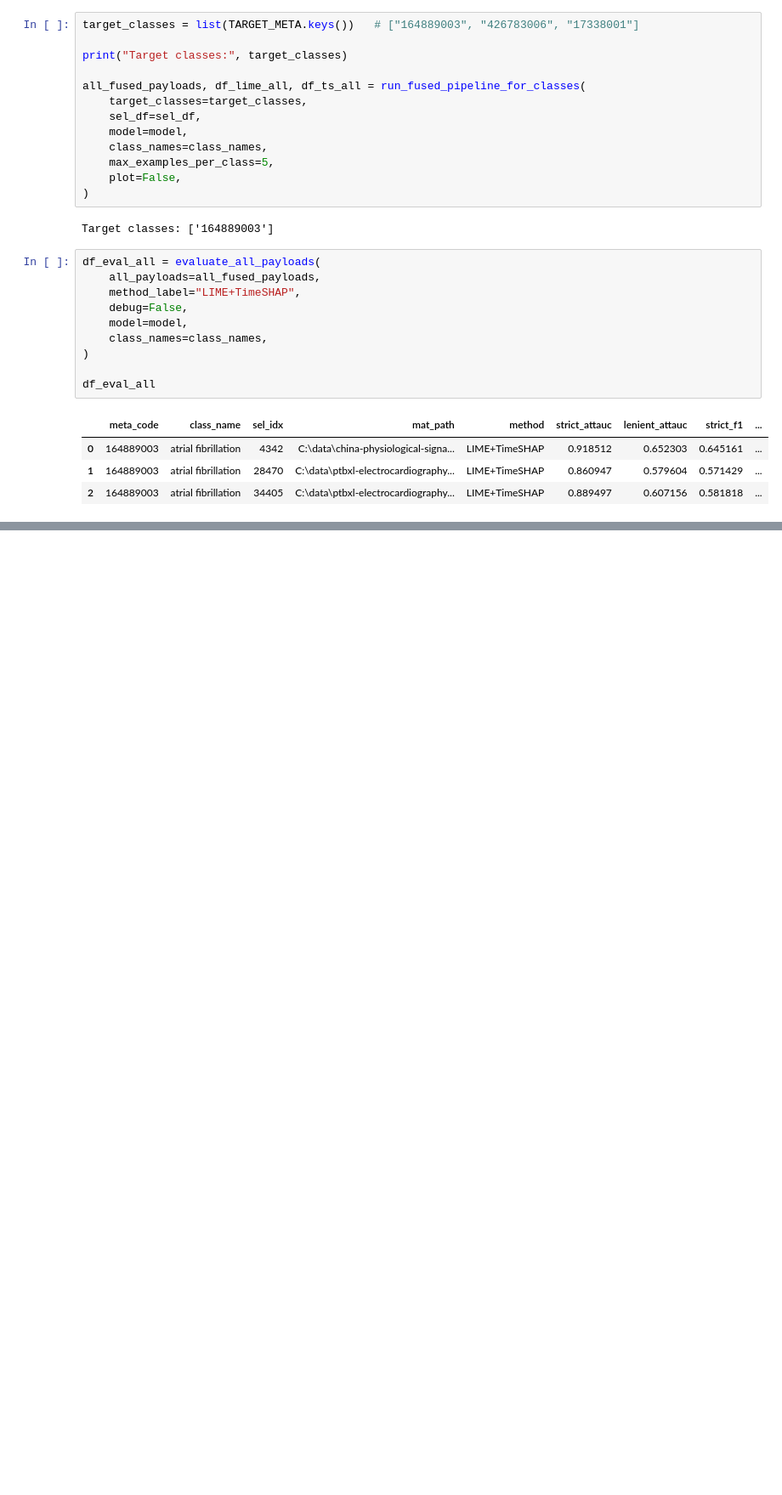
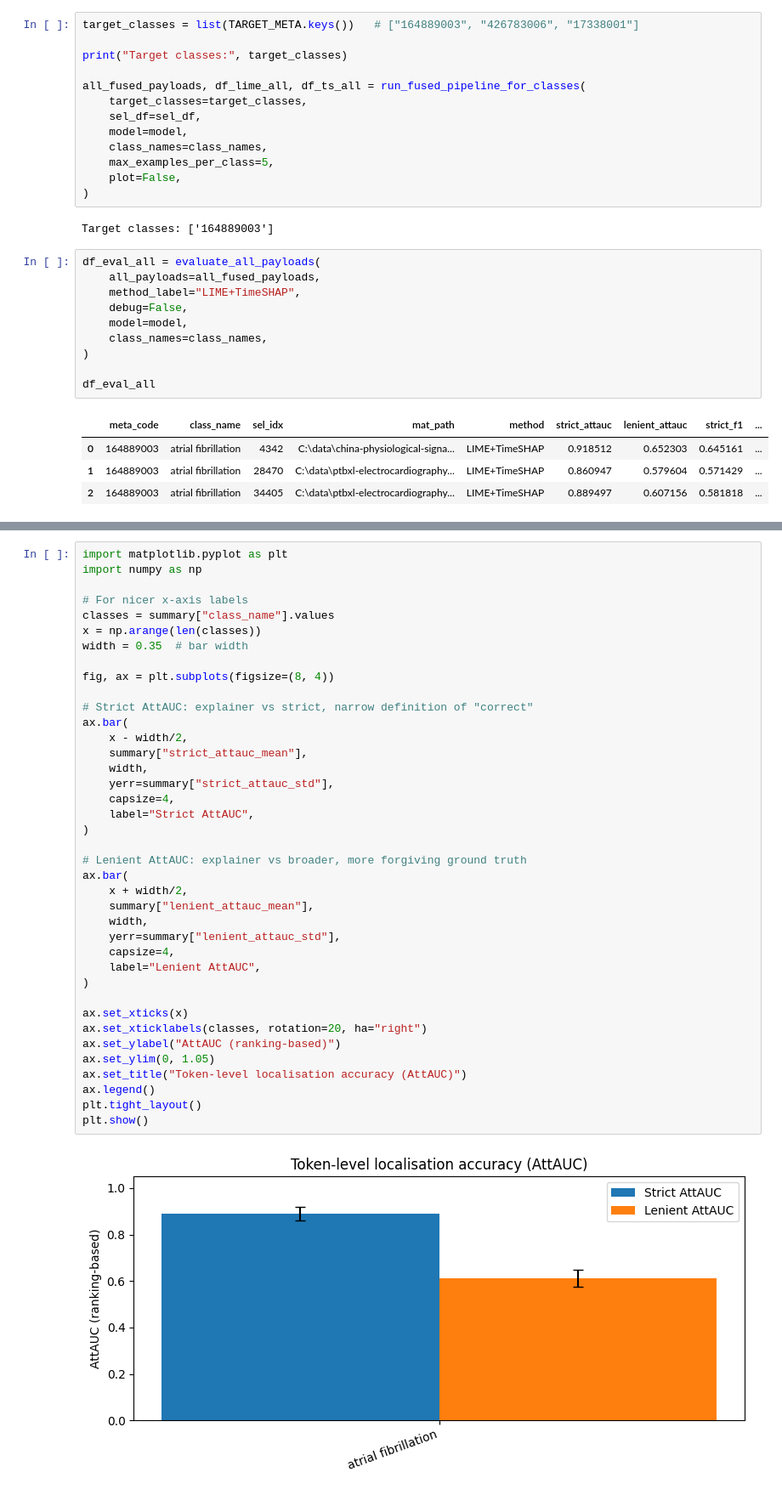
Before and after one commit to nareshwar/ecg-xai, a Jupyter notebook: notebook/ecg-xai.ipynb, the cells around one changed output, grey strips where cells are left out. Shown: that part at 85% size. Saved outputs shown, nothing was run; the diff lists cells and outputs as text; blank space fills up the shorter version.

Commit message:
Plots

```diff
--- a/notebook/ecg-xai.ipynb
+++ b/notebook/ecg-xai.ipynb
@@ -148,0 +145,41 @@ Top tokens:
+# %%
+import matplotlib.pyplot as plt
+import numpy as np
+
+# For nicer x-axis labels
+classes = summary["class_name"].values
+x = np.arange(len(classes))
+width = 0.35  # bar width
+
+fig, ax = plt.subplots(figsize=(8, 4))
+
+# Strict AttAUC: explainer vs strict, narrow definition of "correct"
+ax.bar(
+    x - width/2,
+    summary["strict_attauc_mean"],
+    width,
+    yerr=summary["strict_attauc_std"],
+    capsize=4,
+    label="Strict AttAUC",
+)
+
+# Lenient AttAUC: explainer vs broader, more forgiving ground truth
+ax.bar(
+    x + width/2,
+    summary["lenient_attauc_mean"],
+    width,
+    yerr=summary["lenient_attauc_std"],
+    capsize=4,
+    label="Lenient AttAUC",
+)
+
+ax.set_xticks(x)
+ax.set_xticklabels(classes, rotation=20, ha="right")
+ax.set_ylabel("AttAUC (ranking-based)")
+ax.set_ylim(0, 1.05)
+ax.set_title("Token-level localisation accuracy (AttAUC)")
+ax.legend()
+plt.tight_layout()
+plt.show()
+# %% [output]
+[figure, added]
```
Also changed, not shown: parts of 5 cells of this notebook, 2 other files.
